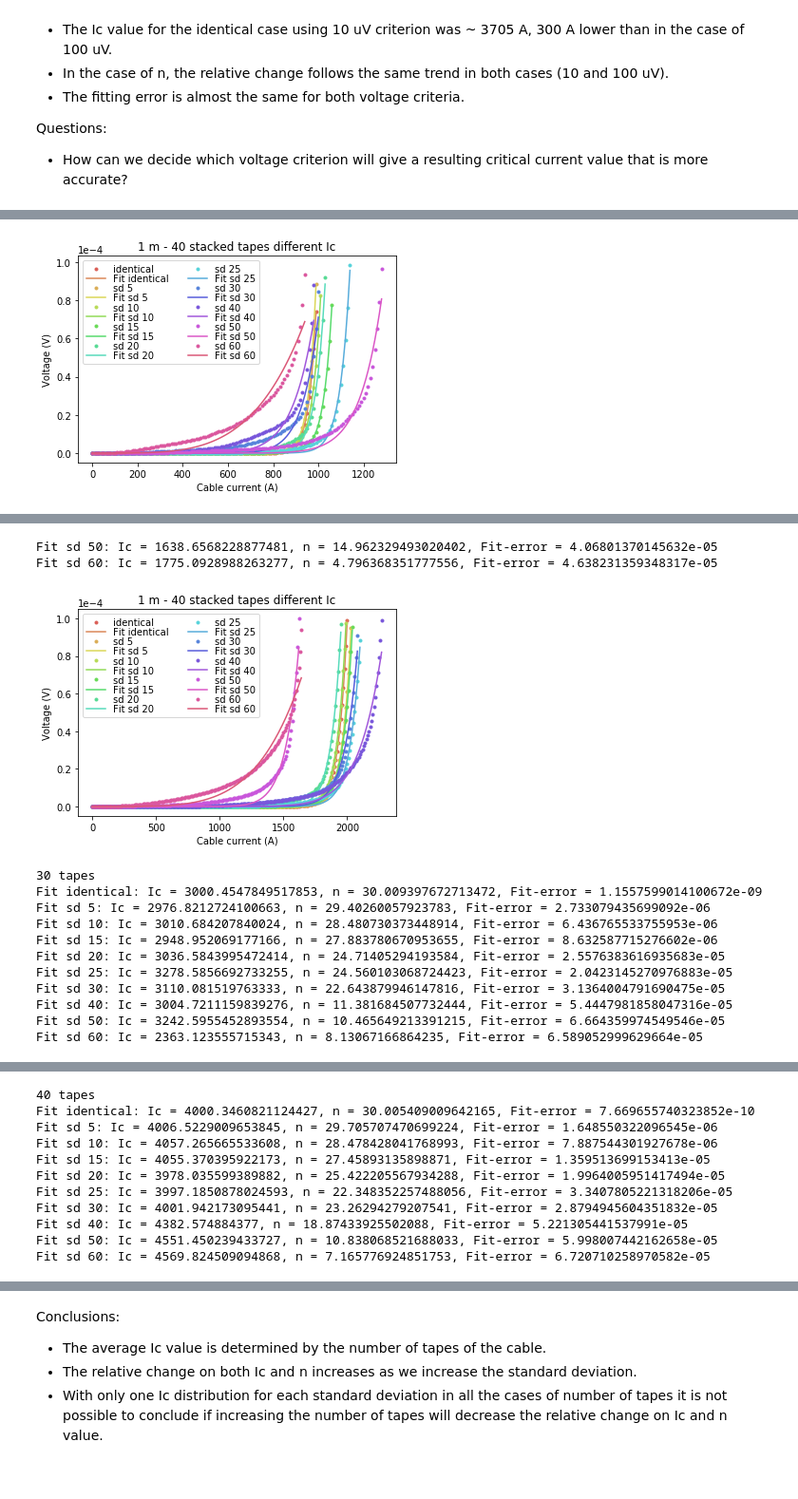
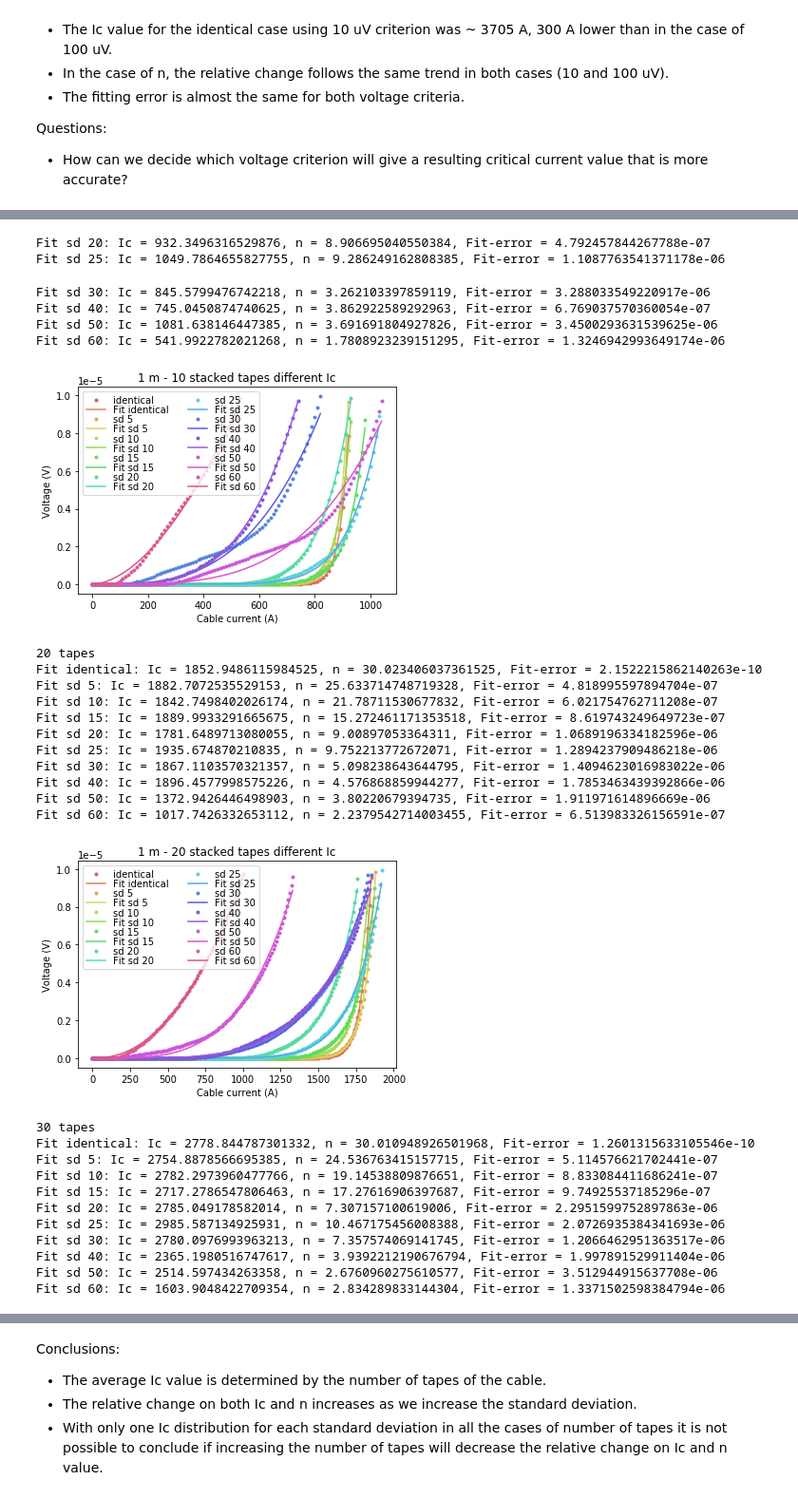
Before and after one commit to auroc10/LBNL, a Jupyter notebook: 2 stacked tapes-different cases.ipynb, the cells around one changed output, grey strips where cells are left out. Shown at 95% size. Saved outputs shown, nothing was run; the diff lists cells and outputs as text; code cells hidden in the pictures.

```diff
--- a/2 stacked tapes-different cases.ipynb
+++ b/2 stacked tapes-different cases.ipynb
@@ -1448,9 +1449,9 @@ Ntape = [10,20,30,40]
 files = ['10 tapes normal Ic.xlsx','20 tapes normal Ic.xlsx','30 tapes normal Ic.xlsx','40 tapes normal Ic - 5kA.xlsx']
 sheets = ['identical','sd 5','sd 10','sd 15','sd 20','sd 25','sd 30','sd 40','sd 50','sd 60']
 
-Ic_array_exp100u = np.zeros((len(Ntape),len(sheets)))
-n_array_exp100u = np.zeros((len(Ntape),len(sheets)))
-Fit_error_exp100u = np.zeros((len(Ntape),len(sheets)))
+Ic_array_exp10u = np.zeros((len(Ntape),len(sheets)))
+n_array_exp10u = np.zeros((len(Ntape),len(sheets)))
+Fit_error_exp10u = np.zeros((len(Ntape),len(sheets)))
 
 for k in range(len(files)):
     #Getting data from excel  file
@@ -1472,7 +1473,7 @@ for k in range(len(files)):
         Icable_lim = []
 
         for j in range(len(Vt_exp)):
-            if Vt_exp[j] <= 100e-6: # Limit of the total voltage
+            if Vt_exp[j] <= 10e-6: # Limit of the total voltage
                 Vt_lim.append(Vt_exp[j])
                 Icable_lim.append(Icable[j])
 
@@ -1481,19 +1482,19 @@ for k in range(len(files)):
 
         # Initial values to fit exponential part
         Ic0,n0 = 100*N,28
-        Ic_e,n_e = fit_exp(Icable_lim,Vt_lim,Ic0,n0)
-        Ic_array_exp100u[k][i] = Ic_e
-        n_array_exp100u[k][i] = n_e
-        Vt_fit_exp = model_func_exp(Icable_lim,Ic_e,n_e)
-        Fit_error_exp100u[k][i] = np.sqrt(sum((Vt_lim-Vt_fit_exp)**2))
+        Ic_e,n_e = fit_exp10(Icable_lim,Vt_lim,Ic0,n0)
+        Ic_array_exp10u[k][i] = Ic_e
+        n_array_exp10u[k][i] = n_e
+        Vt_fit_exp = model_func_exp10(Icable_lim,Ic_e,n_e)
+        Fit_error_exp10u[k][i] = np.sqrt(sum((Vt_lim-Vt_fit_exp)**2))
 
         plt.plot(Icable_lim,Vt_lim,'.',label = sheets[i])
         plt.plot(Icable_lim,Vt_fit_exp,label = 'Fit '+str(sheets[i])) #: $V = %0.10f *I + Vc*(I/%0.4f)^{%0.4f} $' % (Rt,Ic,n))
-        print(f'Fit {sheets[i]}: Ic = {Ic_e}, n = {n_e}, Fit-error = {Fit_error_exp100u[k][i]}')
+        print(f'Fit {sheets[i]}: Ic = {Ic_e}, n = {n_e}, Fit-error = {Fit_error_exp10u[k][i]}')
     plt.legend(labelspacing=0.01,ncol=2,loc='upper left')
     plt.xlabel('Cable current (A)')
     plt.ylabel('Voltage (V)')
-    plt.title('1 m - 40 stacked tapes different Ic')
+    plt.title(f'1 m - {N} stacked tapes different Ic')
     #plt.xlim(0,150)
     #plt.ylim(-0.00001,0.0005)
     plt.ticklabel_format(style='sci', axis='y', scilimits=(0,0))
@@ -1513 +1505,0 @@ Fit sd 60: Ic = 1026.285971697906, n = 4.24993020891003, Fit-error = 4.072899514
-[figure, old version]
@@ -1523,14 +1508,30 @@ Fit sd 40: Ic = 2306.0131831622366, n = 12.542470918055434, Fit-error = 3.923303
-Fit sd 50: Ic = 1638.6568228877481, n = 14.962329493020402, Fit-error = 4.06801370145632e-05
-Fit sd 60: Ic = 1775.0928988263277, n = 4.796368351777556, Fit-error = 4.638231359348317e-05
+Fit sd 20: Ic = 932.3496316529876, n = 8.906695040550384, Fit-error = 4.792457844267788e-07
+Fit sd 25: Ic = 1049.7864655827755, n = 9.286249162808385, Fit-error = 1.1087763541371178e-06
+Fit sd 30: Ic = 845.5799476742218, n = 3.262103397859119, Fit-error = 3.288033549220917e-06
+Fit sd 40: Ic = 745.0450874740625, n = 3.862922589292963, Fit-error = 6.769037570360054e-07
+Fit sd 50: Ic = 1081.638146447385, n = 3.691691804927826, Fit-error = 3.4500293631539625e-06
+Fit sd 60: Ic = 541.9922782021268, n = 1.7808923239151295, Fit-error = 1.3246942993649174e-06
+[figure, new version]
+20 tapes
+Fit identical: Ic = 1852.9486115984525, n = 30.023406037361525, Fit-error = 2.1522215862140263e-10
+Fit sd 5: Ic = 1882.7072535529153, n = 25.633714748719328, Fit-error = 4.818995597894704e-07
+Fit sd 10: Ic = 1842.7498402026174, n = 21.78711530677832, Fit-error = 6.021754762711208e-07
+Fit sd 15: Ic = 1889.9933291665675, n = 15.272461171353518, Fit-error = 8.619743249649723e-07
+Fit sd 20: Ic = 1781.6489713080055, n = 9.00897053364311, Fit-error = 1.0689196334182596e-06
+Fit sd 25: Ic = 1935.674870210835, n = 9.752213772672071, Fit-error = 1.2894237909486218e-06
+Fit sd 30: Ic = 1867.1103570321357, n = 5.098238643644795, Fit-error = 1.4094623016983022e-06
+Fit sd 40: Ic = 1896.4577998575226, n = 4.576868859944277, Fit-error = 1.7853463439392866e-06
+Fit sd 50: Ic = 1372.9426446498903, n = 3.80220679394735, Fit-error = 1.911971614896669e-06
+Fit sd 60: Ic = 1017.7426332653112, n = 2.2379542714003455, Fit-error = 6.513983326156591e-07
-[figure, old version]
+[figure, new version]
-30 tapes
-Fit identical: Ic = 3000.4547849517853, n = 30.009397672713472, Fit-error = 1.1557599014100672e-09
-Fit sd 5: Ic = 2976.8212724100663, n = 29.40260057923783, Fit-error = 2.733079435699092e-06
-Fit sd 10: Ic = 3010.684207840024, n = 28.480730373448914, Fit-error = 6.436765533755953e-06
-Fit sd 15: Ic = 2948.952069177166, n = 27.883780670953655, Fit-error = 8.632587715276602e-06
-Fit sd 20: Ic = 3036.5843995472414, n = 24.71405294193584, Fit-error = 2.5576383616935683e-05
-Fit sd 25: Ic = 3278.5856692733255, n = 24.560103068724423, Fit-error = 2.0423145270976883e-05
-Fit sd 30: Ic = 3110.081519763333, n = 22.643879946147816, Fit-error = 3.1364004791690475e-05
-Fit sd 40: Ic = 3004.7211159839276, n = 11.381684507732444, Fit-error = 5.4447981858047316e-05
-Fit sd 50: Ic = 3242.5955452893554, n = 10.465649213391215, Fit-error = 6.664359974549546e-05
-Fit sd 60: Ic = 2363.123555715343, n = 8.13067166864235, Fit-error = 6.589052999629664e-05
+30 tapes
+Fit identical: Ic = 2778.844787301332, n = 30.010948926501968, Fit-error = 1.2601315633105546e-10
+Fit sd 5: Ic = 2754.8878566695385, n = 24.536763415157715, Fit-error = 5.114576621702441e-07
+Fit sd 10: Ic = 2782.2973960477766, n = 19.14538809876651, Fit-error = 8.833084411686241e-07
+Fit sd 15: Ic = 2717.2786547806463, n = 17.27616906397687, Fit-error = 9.74925537185296e-07
+Fit sd 20: Ic = 2785.049178582014, n = 7.307157100619006, Fit-error = 2.2951599752897863e-06
+Fit sd 25: Ic = 2985.587134925931, n = 10.467175456008388, Fit-error = 2.0726935384341693e-06
+Fit sd 30: Ic = 2780.0976993963213, n = 7.357574069141745, Fit-error = 1.2066462951363517e-06
+Fit sd 40: Ic = 2365.1980516747617, n = 3.9392212190676794, Fit-error = 1.997891529911404e-06
+Fit sd 50: Ic = 2514.597434263358, n = 2.6760960275610577, Fit-error = 3.512944915637708e-06
+Fit sd 60: Ic = 1603.9048422709354, n = 2.834289833144304, Fit-error = 1.3371502598384794e-06
@@ -1538,11 +1538,0 @@ Fit sd 60: Ic = 2363.123555715343, n = 8.13067166864235, Fit-error = 6.589052999
-40 tapes
-Fit identical: Ic = 4000.3460821124427, n = 30.005409009642165, Fit-error = 7.669655740323852e-10
-Fit sd 5: Ic = 4006.5229009653845, n = 29.705707470699224, Fit-error = 1.648550322096545e-06
-Fit sd 10: Ic = 4057.265665533608, n = 28.478428041768993, Fit-error = 7.887544301927678e-06
-Fit sd 15: Ic = 4055.370395922173, n = 27.45893135898871, Fit-error = 1.359513699153413e-05
-Fit sd 20: Ic = 3978.035599389882, n = 25.422205567934288, Fit-error = 1.9964005951417494e-05
-Fit sd 25: Ic = 3997.1850878024593, n = 22.348352257488056, Fit-error = 3.3407805221318206e-05
-Fit sd 30: Ic = 4001.942173095441, n = 23.26294279207541, Fit-error = 2.8794945604351832e-05
-Fit sd 40: Ic = 4382.574884377, n = 18.87433925502088, Fit-error = 5.221305441537991e-05
-Fit sd 50: Ic = 4551.450239433727, n = 10.838068521688033, Fit-error = 5.998007442162658e-05
-Fit sd 60: Ic = 4569.824509094868, n = 7.165776924851753, Fit-error = 6.720710258970582e-05
```
Also changed, not shown: parts of 3 cells of this notebook, 1 other file.
